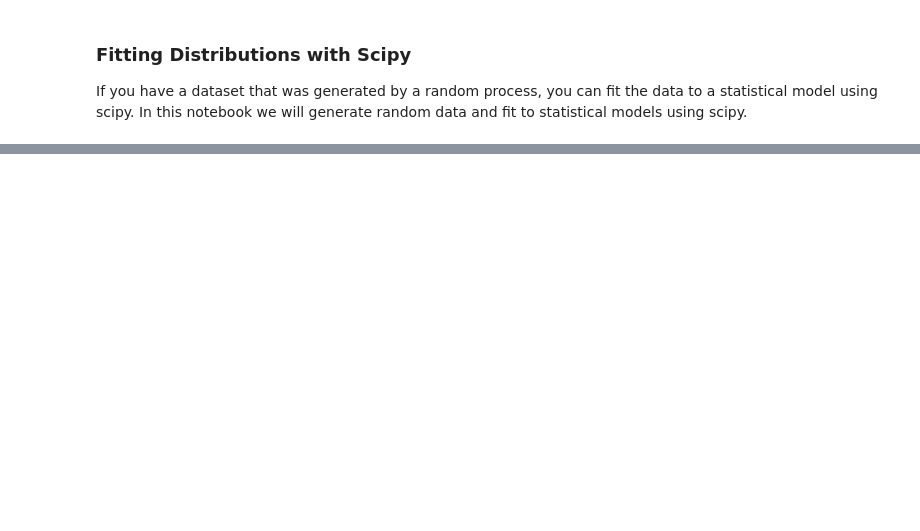
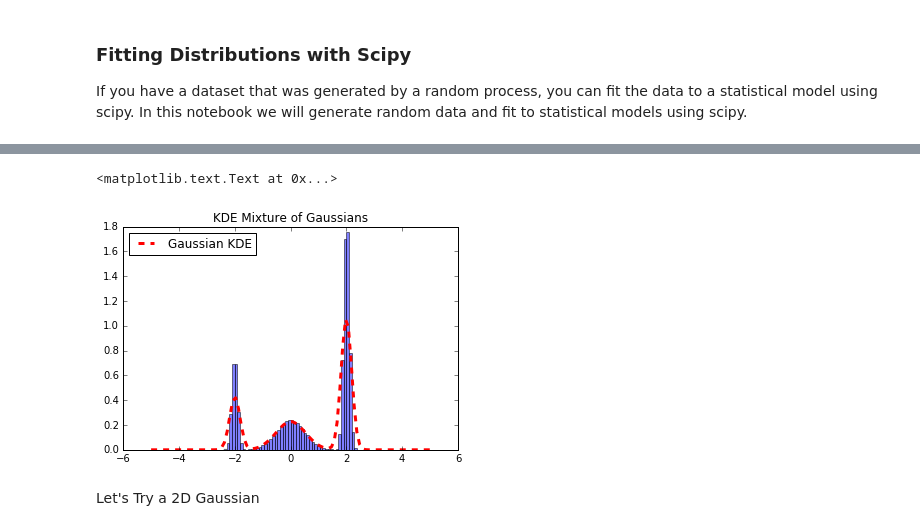
Before and after one commit to WMCDataSciene/Tutorials, a Jupyter notebook: Scipy_distributions.ipynb, the cells around one changed output, grey strips where cells are left out. Cells and saved outputs as stored; diff of their text form; code cells hidden in the pictures; blank space fills up the shorter version.

```diff
--- a/Scipy_distributions.ipynb
+++ b/Scipy_distributions.ipynb
@@ -70,0 +121,15 @@ You can find all available distributions on [scipy's docs](https://docs.scipy.or
+# %%
+# obtaining the pdf
+pdf = gaussian_kde(samp)
+
+# plotting the result
+x = np.linspace(-5,5,100)
+plt.plot(x, pdf(x), 'r--', linewidth=3, label='Gaussian KDE') # distribution function
+n, bins, patches = plt.hist(samp, normed=1, bins=50, alpha=0.5) # histogram
+plt.legend(loc='upper left')
+plt.title('KDE Mixture of Gaussians')
+# %% [output]
+<matplotlib.text.Text at 0x...>
+[figure, added]
+# %% [markdown]
+Let's Try a 2D Gaussian
```
Also changed, not shown: parts of 8 cells of this notebook.
